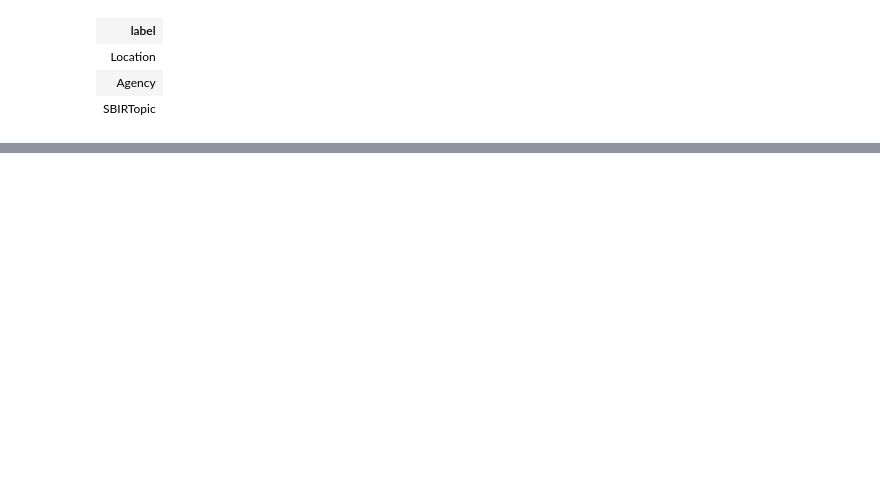
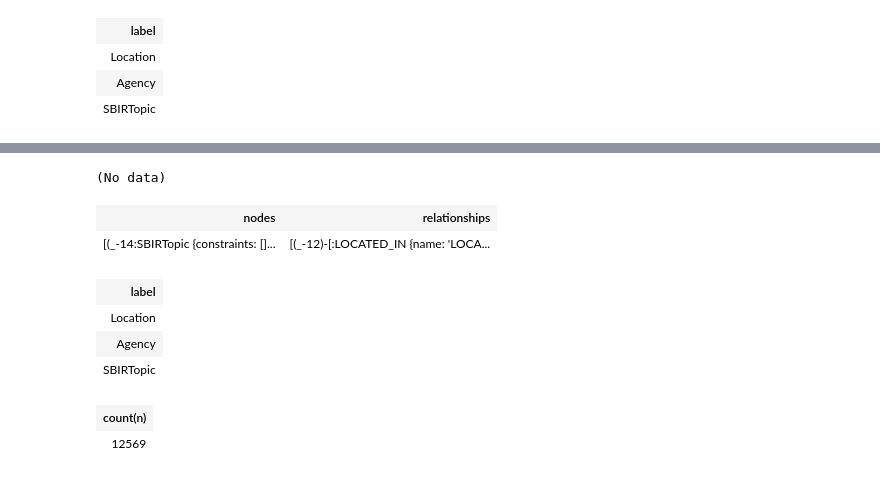
Before and after one commit to sj-ucsd/SBIR_Patent_analysis, a Jupyter notebook: neo4j_graph_etl.ipynb, the cells around one changed output, grey strips where cells are left out. Cells and saved outputs as stored; diff of their text form; code cells hidden in the pictures; blank space fills up the shorter version.

```diff
--- a/neo4j_graph_etl.ipynb
+++ b/neo4j_graph_etl.ipynb
@@ -100,0 +137,74 @@ graph.run(cypher_query_check)
+# %%
+# Define the Cypher query to load data and nodes from Patents
+cypher_query = """
+LOAD CSV WITH HEADERS FROM 'file:///patents_entities.csv' AS row
+
+// Create Location nodes
+MERGE (location_pt:Location_PT {
+  country: COALESCE(row.country, 'Unknown')
+}
+)
+
+// Create Inventors nodes
+MERGE (inventors_pt:Inventrs_PT {
+  inventors: COALESCE(row.Inventors, 'Unknown')
+})
+
+
+// Create SBIR Topic nodes
+MERGE (assignee_pt:Assignee_PT {
+  code: COALESCE(row.`assignee`, 'Unknown')
+})
+
+
+
+// Create Claims nodes
+MERGE (claim_entities:Claim_Entities {
+  code: COALESCE(row.`claim_entities`, 'Unknown')
+})
+
+
+// Create Abstract nodes (will be changed to technical phrases later)
+MERGE (abstract_entities_pt:Abstract_Entities_PT {
+  code: COALESCE(row.`abstract_entities`, 'Unknown')
+})
+
+// Create relationships
+CREATE (location_pt)-[:LOCATED_IN]->(abstract_entities_pt)
+CREATE (inventors_pt)-[:INVENTORS]->(abstract_entities_pt)
+CREATE (assignee_pt)-[:SBIR_TOPIC]->(abstract_entities_pt)
+CREATE (claim_entities)-[:CLAIMS]->(abstract_entities_pt)
+;
+"""
+
+# Execute the Cypher query
+graph.run(cypher_query)
+# %% [output]
+(No data)
+# %%
+## Queries to run on neo4j directly to check status
+## What kind of nodes exists
+cypher_query_check = """CALL db.schema.visualization()"""
+graph.run(cypher_query_check)
+# %% [output]
+| nodes | relationships |
+| [(_-14:SBIRTopic {constraints: []... | [(_-12)-[:LOCATED_IN {name: 'LOCA... |
+# %%
+# // List node labels
+cypher_query_check = """CALL db.labels()"""
+graph.run(cypher_query_check)
+# %% [output]
+| label |
+| Location |
+| Agency |
+| SBIRTopic |
+# %%
+# // Count all nodes
+cypher_query_check = """
+MATCH (n)
+RETURN count(n)
+"""
+graph.run(cypher_query_check)
+# %% [output]
+| count(n) |
+| 12569 |
```
Also changed, not shown: parts of 14 cells of this notebook.
